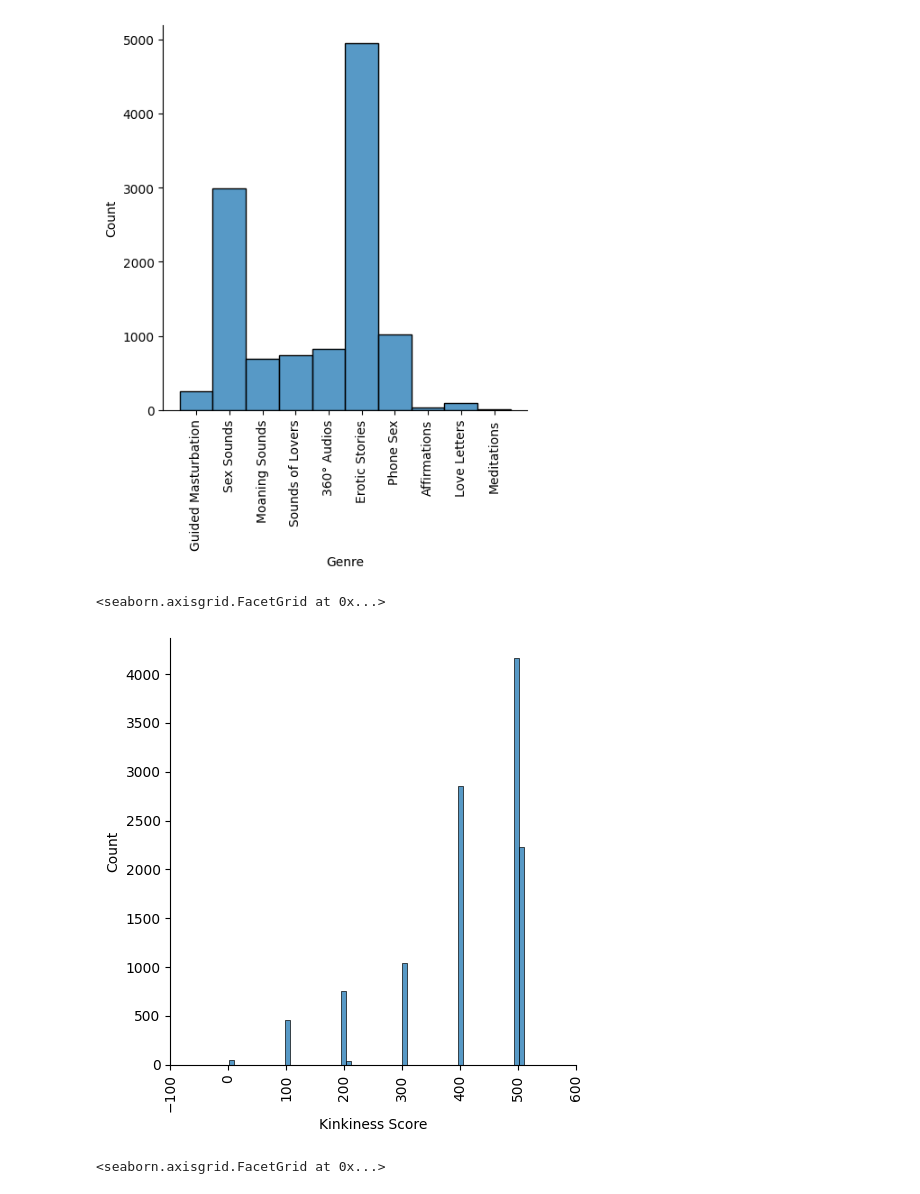
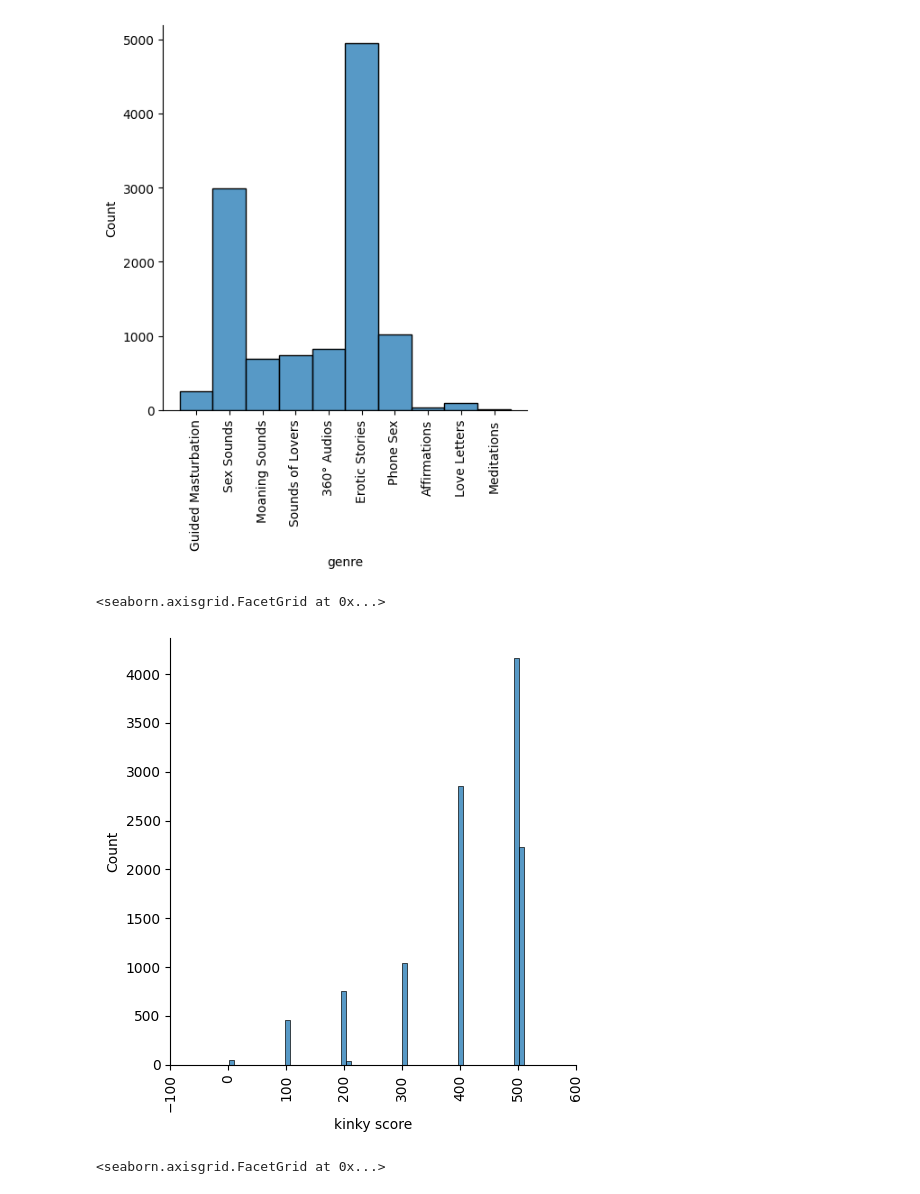
Before and after one commit to SophieMartusewicz/lewagonXfemtasy, a Jupyter notebook: SophieMart Cleaning Data.ipynb, the cells around one changed output. Saved outputs shown, nothing was run; the diff lists cells and outputs as text; code cells hidden in the pictures.

```diff
--- a/SophieMart Cleaning Data.ipynb
+++ b/SophieMart Cleaning Data.ipynb
@@ -15,0 +150,2 @@ df = df.rename(columns={'Unnamed: 11': 'fantasies'})
+# %%
+df['longterm'] = df['longterm'].replace(['Long-Term Active','Short-Term Active'],[1,0])
@@ -139,5 +291,5 @@ dtype: float64
 # Split "Session Breakups"
 # %%
 # Split 'Session Breakups' into single parts
-df['Session Breakups_date'] = df['Session Breakups'].str[:9]
-df['Session Breakups_breakup'] = df['Session Breakups'].str.slice(start=10)
+df['session breakups_date'] = df['session breakups'].str[:9]
+df['session breakups_breakup'] = df['session breakups'].str.slice(start=10)
@@ -170,8 +333,8 @@ def split_score(df):
             return str(value)[1:]
         else:
             return 0
-    df['user_intensity'] = pd.to_numeric(df['Kinkiness Score'].apply(lambda x: str(x)[0]))
-    df['user_kinks'] = pd.to_numeric(df['Kinkiness Score'].apply(lambda x: user_kinks(x)))
+    df['audio_intensity'] = pd.to_numeric(df['kinky score'].apply(lambda x: str(x)[0]))
+    df['audio_kinks'] = pd.to_numeric(df['kinky score'].apply(lambda x: user_kinks(x)))
 
     return df
 # %%
@@ -317,7 +522,7 @@ Name: fantasies, dtype: int64
 # Voice Popularity
 # %%
 def voice_popularity(df):
-    df['voice_popularity'] = df['Anonymized Voice IDs'].apply(lambda x: df['Anonymized Voice IDs'].value_counts()[x])
+    df['voice_popularity'] = df['voice id'].apply(lambda x: df['voice id'].value_counts()[x])
     return df
 # %%
 df = voice_popularity(df)
@@ -382,10 +592,10 @@ ax.set_xticklabels(rotation=90)
 <seaborn.axisgrid.FacetGrid at 0x...>
 [figure]
 # %%
-ax = sns.displot(df, x="Kinkiness Score")
+ax = sns.displot(df, x="kinky score")
 ax.set_xticklabels(rotation=90)
 # %% [output]
 <seaborn.axisgrid.FacetGrid at 0x...>
-[figure, old version]
+[figure, new version]
 # %%
 plt.figure(figsize=(130,180))
```
Also changed, not shown: parts of 86 cells of this notebook, 2 other files.
